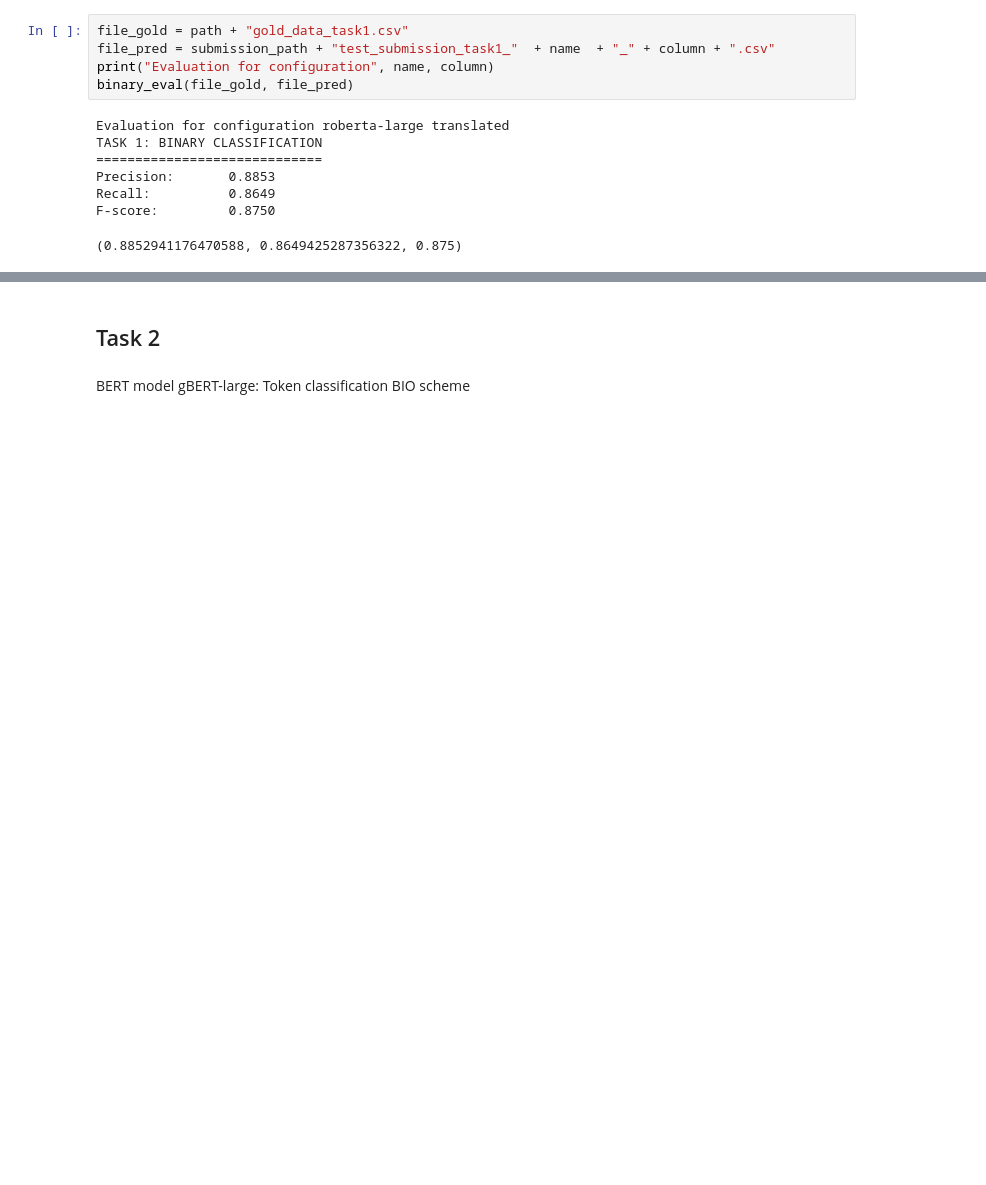
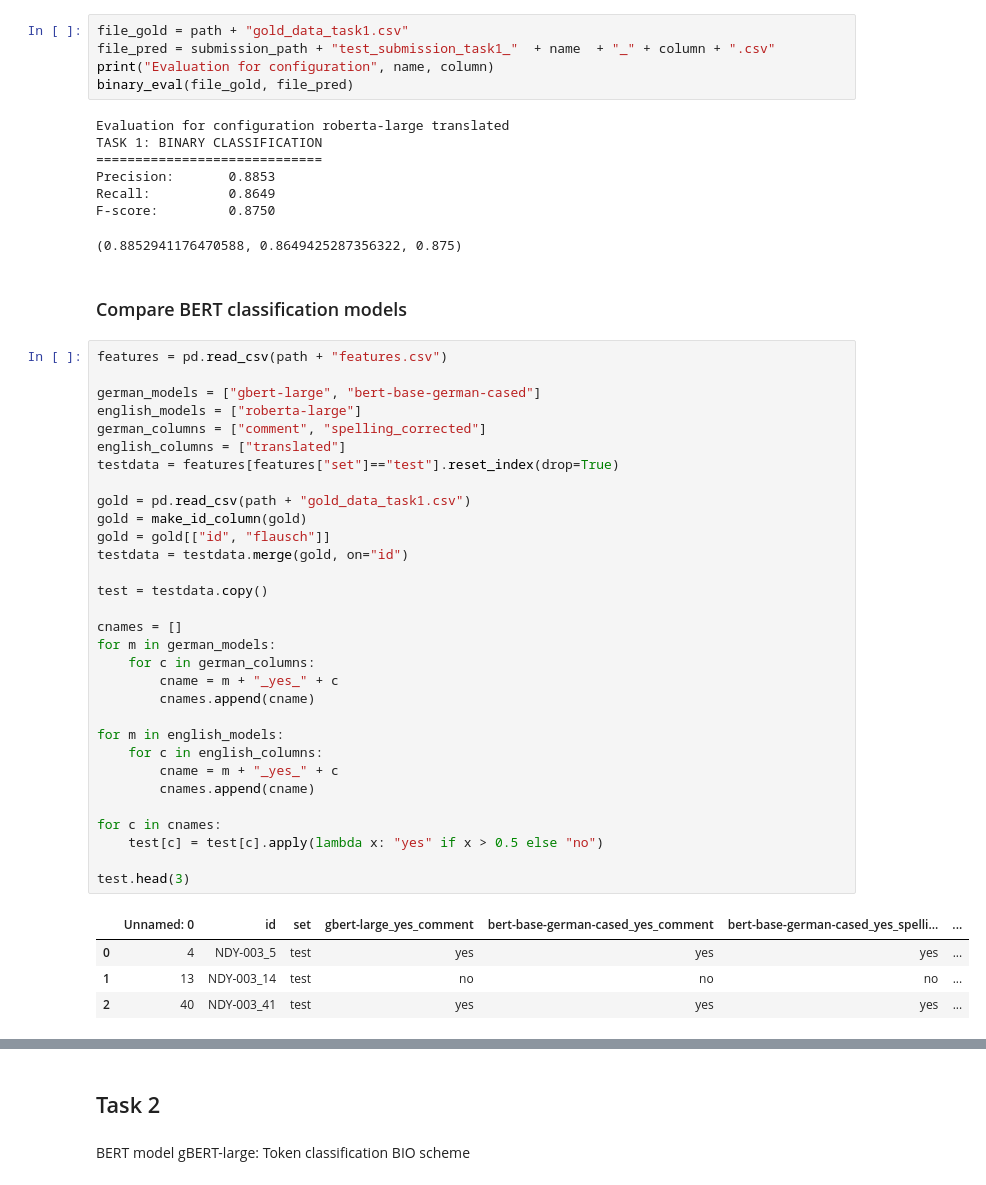
Before and after one commit to WiebkePetersen/GermevalFlausch, a Jupyter notebook: evaluation.ipynb, the cells around one changed output, grey strips where cells are left out. Drawn from its saved outputs; the diff is of its cells as text; blank space fills up the shorter version.

```diff
--- a/evaluation.ipynb
+++ b/evaluation.ipynb
@@ -305,3 +302,41 @@ Precision:       0.8853
 Recall:          0.8649
 F-score:         0.8750
 (0.8852941176470588, 0.8649425287356322, 0.875)
+# %% [markdown]
+### Compare BERT classification models
+# %%
+features = pd.read_csv(path + "features.csv")
+
+german_models = ["gbert-large", "bert-base-german-cased"]
+english_models = ["roberta-large"]
+german_columns = ["comment", "spelling_corrected"]
+english_columns = ["translated"]
+testdata = features[features["set"]=="test"].reset_index(drop=True)
+
+gold = pd.read_csv(path + "gold_data_task1.csv")
+gold = make_id_column(gold)
+gold = gold[["id", "flausch"]]
+testdata = testdata.merge(gold, on="id")
+
+test = testdata.copy()
+
+cnames = []
+for m in german_models:
+    for c in german_columns:
+        cname = m + "_yes_" + c
+        cnames.append(cname)
+
+for m in english_models:
+    for c in english_columns:
+        cname = m + "_yes_" + c
+        cnames.append(cname)
+
+for c in cnames:
+    test[c] = test[c].apply(lambda x: "yes" if x > 0.5 else "no")
+
+test.head(3)
+# %% [output]
+|  | Unnamed: 0 | id | set | gbert-large_yes_comment | bert-base-german-cased_yes_comment | bert-base-german-cased_yes_spelli... | ... |
+| 0 | 4 | NDY-003_5 | test | yes | yes | yes | ... |
+| 1 | 13 | NDY-003_14 | test | no | no | no | ... |
+| 2 | 40 | NDY-003_41 | test | yes | yes | yes | ... |
```
Also changed, not shown: parts of 5 cells of this notebook.
